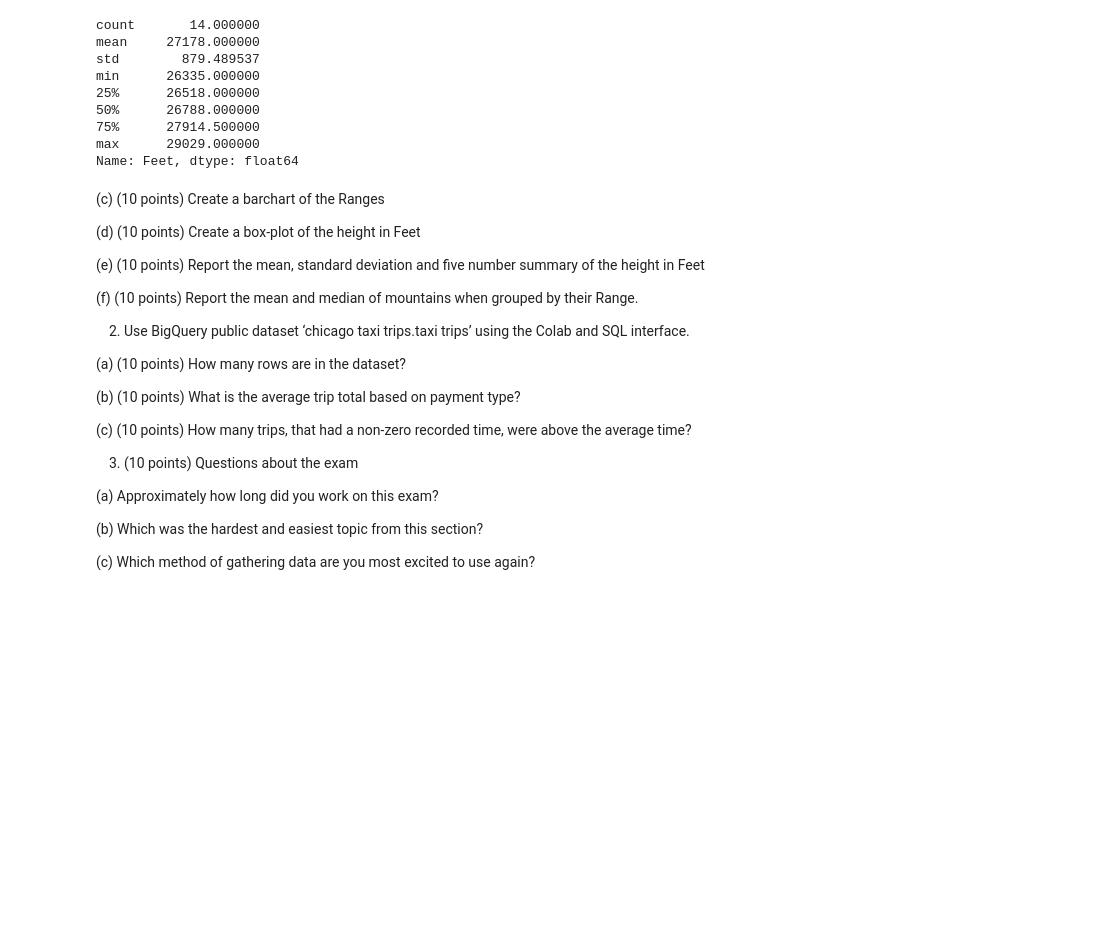
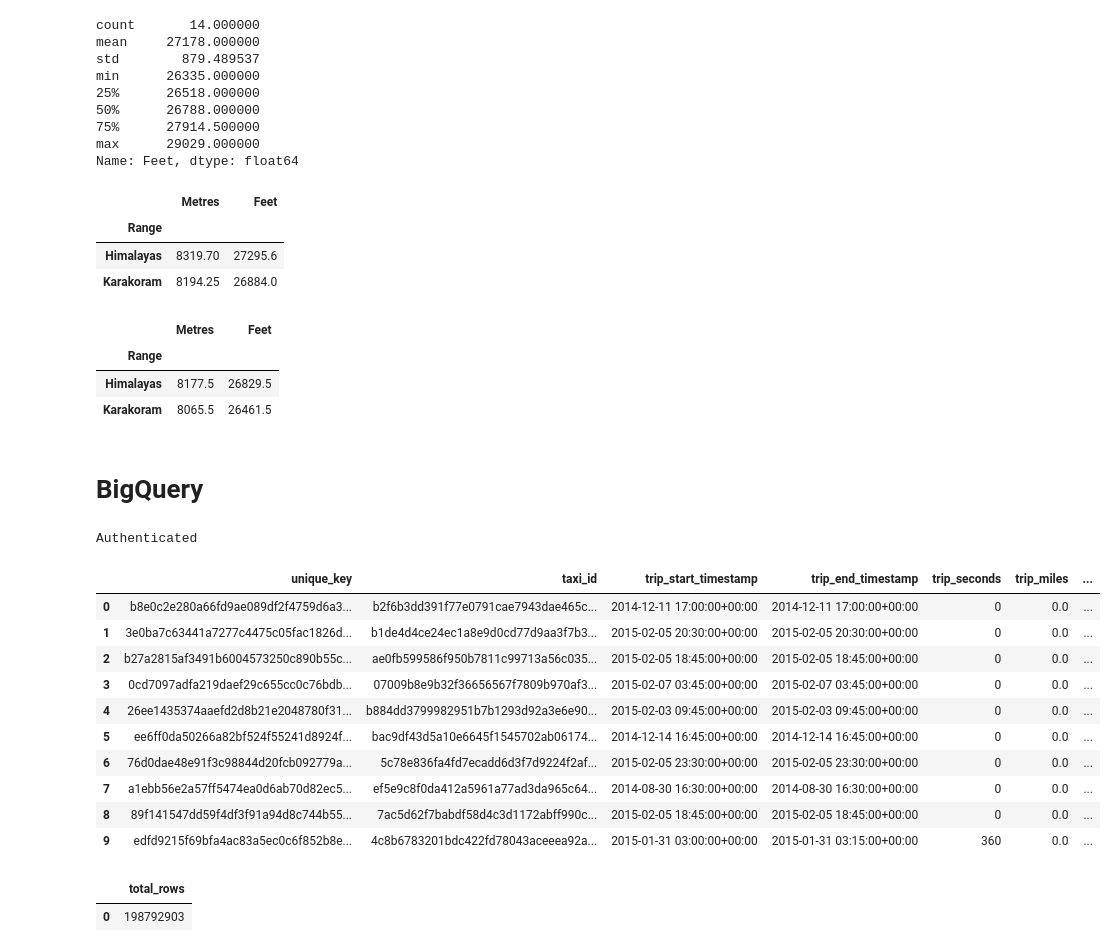
Before and after one commit to ashpou1/data-processing-4313, a Jupyter notebook: exam1.ipynb, the cells around one changed output. Drawn from its saved outputs; the diff is of its cells as text; code cells hidden in the pictures; blank space fills up the shorter version.

```diff
--- a/exam1.ipynb
+++ b/exam1.ipynb
@@ -103,27 +145,53 @@ min      26335.000000
 75%      27914.500000
 max      29029.000000
 Name: Feet, dtype: float64
-# %% [markdown]
-(c) (10 points) Create a barchart of the Ranges
-
-(d) (10 points) Create a box-plot of the height in Feet
-
-(e) (10 points) Report the mean, standard deviation and five number summary of the height in Feet
-
-(f) (10 points) Report the mean and median of mountains when grouped by their Range.
-
-2. Use BigQuery public dataset ‘chicago taxi trips.taxi trips’ using the Colab and SQL interface.
-
-(a) (10 points) How many rows are in the dataset?
-
-(b) (10 points) What is the average trip total based on payment type?
-
-(c) (10 points) How many trips, that had a non-zero recorded time, were above the average time?
-
-3. (10 points) Questions about the exam
-
-(a) Approximately how long did you work on this exam?
-
-(b) Which was the hardest and easiest topic from this section?
-
-(c) Which method of gathering data are you most excited to use again?
+# %%
+df.groupby('Range').mean()
+# %% [output]
+|  | Metres | Feet |
+| Range |  |  |
+| Himalayas | 8319.70 | 27295.6 |
+| Karakoram | 8194.25 | 26884.0 |
+# %%
+df.groupby('Range').median()
+# %% [output]
+|  | Metres | Feet |
+| Range |  |  |
+| Himalayas | 8177.5 | 26829.5 |
+| Karakoram | 8065.5 | 26461.5 |
+# %% [markdown]
+# BigQuery
+# %%
+from google.colab import auth
+auth.authenticate_user()
+print('Authenticated')
+#https://github.com/ashpou1/data-processing-4313/blob/main/SQL%20Essentials.ipynb
+# %% [output]
+Authenticated
+# %%
+%%bigquery --project data-viz-338818
+SELECT *
+FROM `bigquery-public-data.chicago_taxi_trips.taxi_trips`
+LIMIT 10
+#https://github.com/ashpou1/data-processing-4313/blob/main/SQL%20Essentials.ipynb
+# %% [output]
+|  | unique_key | taxi_id | trip_start_timestamp | trip_end_timestamp | trip_seconds | trip_miles | ... |
+| 0 | b8e0c2e280a66fd9ae089df2f4759d6a3... | b2f6b3dd391f77e0791cae7943dae465c... | 2014-12-11 17:00:00+00:00 | 2014-12-11 17:00:00+00:00 | 0 | 0.0 | ... |
+| 1 | 3e0ba7c63441a7277c4475c05fac1826d... | b1de4d4ce24ec1a8e9d0cd77d9aa3f7b3... | 2015-02-05 20:30:00+00:00 | 2015-02-05 20:30:00+00:00 | 0 | 0.0 | ... |
+| 2 | b27a2815af3491b6004573250c890b55c... | ae0fb599586f950b7811c99713a56c035... | 2015-02-05 18:45:00+00:00 | 2015-02-05 18:45:00+00:00 | 0 | 0.0 | ... |
+| 3 | 0cd7097adfa219daef29c655cc0c76bdb... | 07009b8e9b32f36656567f7809b970af3... | 2015-02-07 03:45:00+00:00 | 2015-02-07 03:45:00+00:00 | 0 | 0.0 | ... |
+| 4 | 26ee1435374aaefd2d8b21e2048780f31... | b884dd3799982951b7b1293d92a3e6e90... | 2015-02-03 09:45:00+00:00 | 2015-02-03 09:45:00+00:00 | 0 | 0.0 | ... |
+| 5 | ee6ff0da50266a82bf524f55241d8924f... | bac9df43d5a10e6645f1545702ab06174... | 2014-12-14 16:45:00+00:00 | 2014-12-14 16:45:00+00:00 | 0 | 0.0 | ... |
+| 6 | 76d0dae48e91f3c98844d20fcb092779a... | 5c78e836fa4fd7ecadd6d3f7d9224f2af... | 2015-02-05 23:30:00+00:00 | 2015-02-05 23:30:00+00:00 | 0 | 0.0 | ... |
+| 7 | a1ebb56e2a57ff5474ea0d6ab70d82ec5... | ef5e9c8f0da412a5961a77ad3da965c64... | 2014-08-30 16:30:00+00:00 | 2014-08-30 16:30:00+00:00 | 0 | 0.0 | ... |
+| 8 | 89f141547dd59f4df3f91a94d8c744b55... | 7ac5d62f7babdf58d4c3d1172abff990c... | 2015-02-05 18:45:00+00:00 | 2015-02-05 18:45:00+00:00 | 0 | 0.0 | ... |
+| 9 | edfd9215f69bfa4ac83a5ec0c6f852b8e... | 4c8b6783201bdc422fd78043aceeea92a... | 2015-01-31 03:00:00+00:00 | 2015-01-31 03:15:00+00:00 | 360 | 0.0 | ... |
+# %%
+%%bigquery --project data-viz-338818
+SELECT
+  COUNT(*) as total_rows
+FROM `bigquery-public-data.chicago_taxi_trips.taxi_trips`
+#https://github.com/ashpou1/data-processing-4313/blob/main/SQL%20Essentials.ipynb
+# %% [output]
+|  | total_rows |
+| 0 | 198792903 |
```
Also changed, not shown: parts of 18 cells of this notebook.
